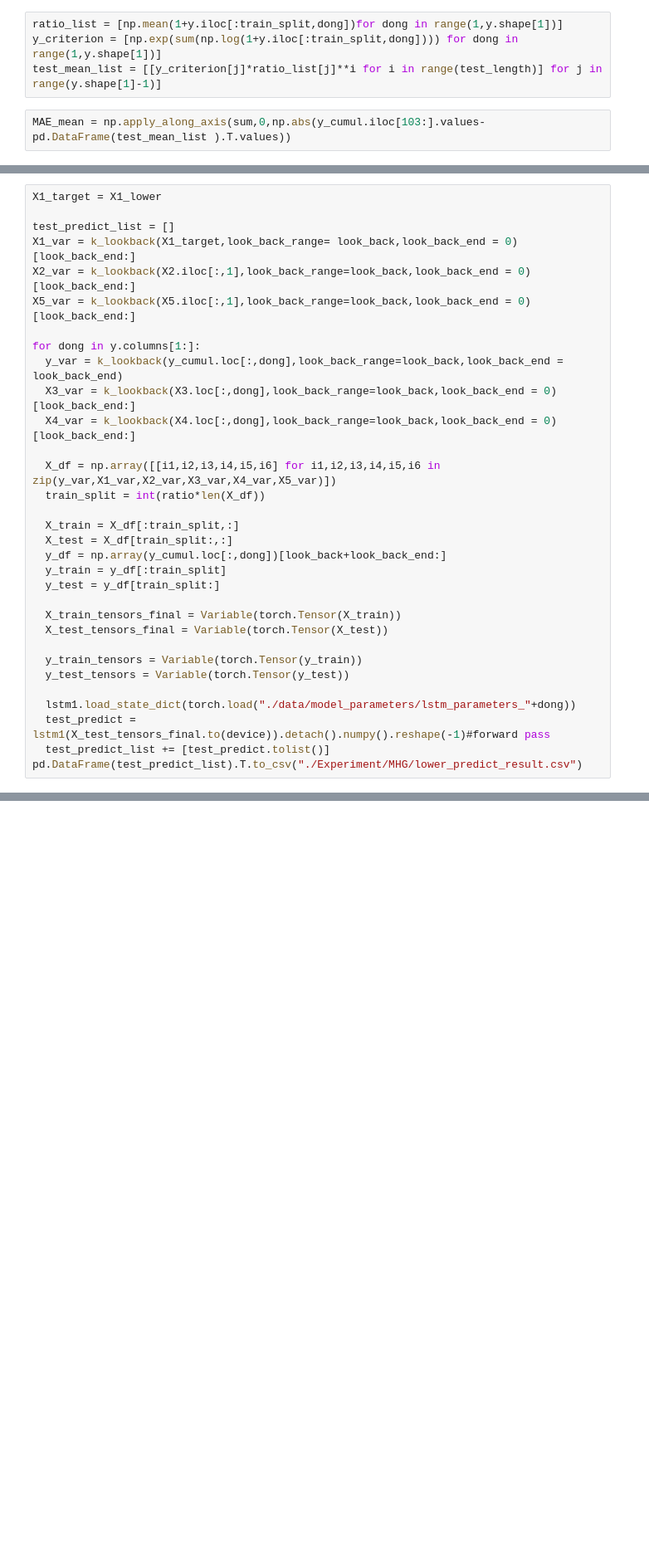
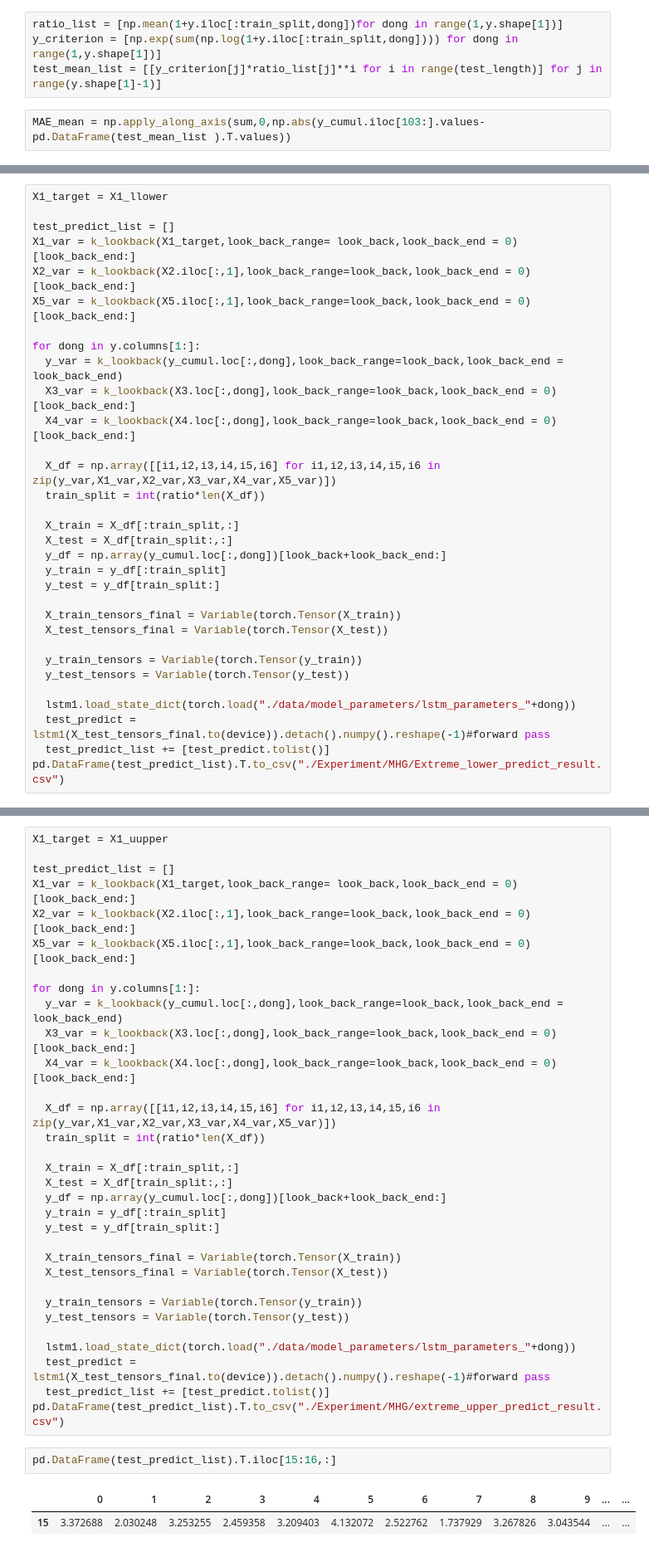
Before and after one commit to CHOyunshin/QAOA_realestate, a Jupyter notebook: Experiment/MHG/4. LSTM_Train.ipynb, the cells around one changed output, grey strips where cells are left out. Shown: that part at 83% size. Drawn from its saved outputs; the diff is of its cells as text; blank space fills up the shorter version.

```diff
--- a/Experiment/MHG/4. LSTM_Train.ipynb
+++ b/Experiment/MHG/4. LSTM_Train.ipynb
@@ -259,7 +243,7 @@ for dong in y.columns[1:]:
   test_predict_list += [test_predict.tolist()]
 pd.DataFrame(test_predict_list).T.to_csv("./Experiment/MHG/full_predict_result.csv")
 # %%
-X1_target = X1_lower
+X1_target = X1_llower
 
 test_predict_list = []
 X1_var = k_lookback(X1_target,look_back_range= look_back,look_back_end = 0)[look_back_end:]
@@ -289,7 +273,7 @@ for dong in y.columns[1:]:
   lstm1.load_state_dict(torch.load("./data/model_parameters/lstm_parameters_"+dong))
   test_predict = lstm1(X_test_tensors_final.to(device)).detach().numpy().reshape(-1)#forward pass
   test_predict_list += [test_predict.tolist()]
-pd.DataFrame(test_predict_list).T.to_csv("./Experiment/MHG/lower_predict_result.csv")
+pd.DataFrame(test_predict_list).T.to_csv("./Experiment/MHG/Extreme_lower_predict_result.csv")
 # %%
 X1_target = X1_lower
 
@@ -386,3 +370,40 @@ for dong in y.columns[1:]:
   test_predict = lstm1(X_test_tensors_final.to(device)).detach().numpy().reshape(-1)#forward pass
   test_predict_list += [test_predict.tolist()]
 pd.DataFrame(test_predict_list).T.to_csv("./Experiment/MHG/upper_predict_result.csv")
+# %%
+X1_target = X1_uupper
+
+test_predict_list = []
+X1_var = k_lookback(X1_target,look_back_range= look_back,look_back_end = 0)[look_back_end:]
+X2_var = k_lookback(X2.iloc[:,1],look_back_range=look_back,look_back_end = 0)[look_back_end:]
+X5_var = k_lookback(X5.iloc[:,1],look_back_range=look_back,look_back_end = 0)[look_back_end:]
+
+for dong in y.columns[1:]:
+  y_var = k_lookback(y_cumul.loc[:,dong],look_back_range=look_back,look_back_end = look_back_end)
+  X3_var = k_lookback(X3.loc[:,dong],look_back_range=look_back,look_back_end = 0)[look_back_end:]
+  X4_var = k_lookback(X4.loc[:,dong],look_back_range=look_back,look_back_end = 0)[look_back_end:]
+
+  X_df = np.array([[i1,i2,i3,i4,i5,i6] for i1,i2,i3,i4,i5,i6 in zip(y_var,X1_var,X2_var,X3_var,X4_var,X5_var)])
+  train_split = int(ratio*len(X_df))
+
+  X_train = X_df[:train_split,:]
+  X_test = X_df[train_split:,:]
+  y_df = np.array(y_cumul.loc[:,dong])[look_back+look_back_end:]
+  y_train = y_df[:train_split]
+  y_test = y_df[train_split:]
+
+  X_train_tensors_final = Variable(torch.Tensor(X_train))
+  X_test_tensors_final = Variable(torch.Tensor(X_test))
+
+  y_train_tensors = Variable(torch.Tensor(y_train))
+  y_test_tensors = Variable(torch.Tensor(y_test))
+
+  lstm1.load_state_dict(torch.load("./data/model_parameters/lstm_parameters_"+dong))
+  test_predict = lstm1(X_test_tensors_final.to(device)).detach().numpy().reshape(-1)#forward pass
+  test_predict_list += [test_predict.tolist()]
+pd.DataFrame(test_predict_list).T.to_csv("./Experiment/MHG/extreme_upper_predict_result.csv")
+# %%
+pd.DataFrame(test_predict_list).T.iloc[15:16,:]
+# %% [output]
+|  | 0 | 1 | 2 | 3 | 4 | 5 | 6 | 7 | 8 | 9 | ... | ... |
+| 15 | 3.372688 | 2.030248 | 3.253255 | 2.459358 | 3.209403 | 4.132072 | 2.522762 | 1.737929 | 3.267826 | 3.043544 | ... | ... |
```
Also changed, not shown: parts of 12 cells of this notebook.
